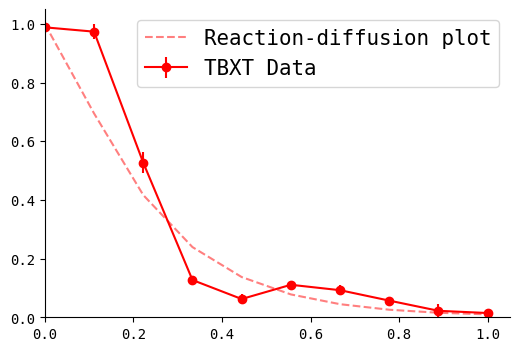
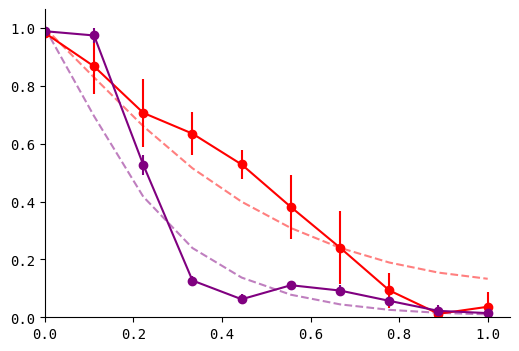
Unified diff of the notebook cell whose output changed from the first chart to the second:
--- before
+++ after
@@ -12,16 +12,16 @@
             fmt='o-',
             label="TBXT Data")
-ax.plot(x, sim_conc, "--", color="Red", alpha=0.5, label="Reaction-diffusion plot")
+ax.plot(x, sim_con_R350, "--", color="Red", alpha=0.5, label="Reaction-diffusion plot")
 
-# ax.errorbar(data_x,
-#             mean_intensity_R800,
-#             yerr=std_intensity_R800,
-#             color="Purple",
-#             fmt='o-',
-#             label="TBXT Data")
-# x = np.linspace(0, 1, len(intensities_R800))
-# ax.plot(x, intensities_R800, "--", color="Purple", alpha=0.5, label="Reaction-diffusion plot")
+ax.errorbar(data_x,
+            mean_intensity_R800,
+            yerr=std_intensity_R800,
+            color="Purple",
+            fmt='o-',
+            label="TBXT Data")
+ax.plot(x, sim_con_R800, "--", color="Purple", alpha=0.5, label="Reaction-diffusion plot")
 
 ax.set_xlim(0)
 ax.set_ylim(0)
 ax.legend(fontsize=15)
+ax.get_legend().remove()

Commit: new triangles